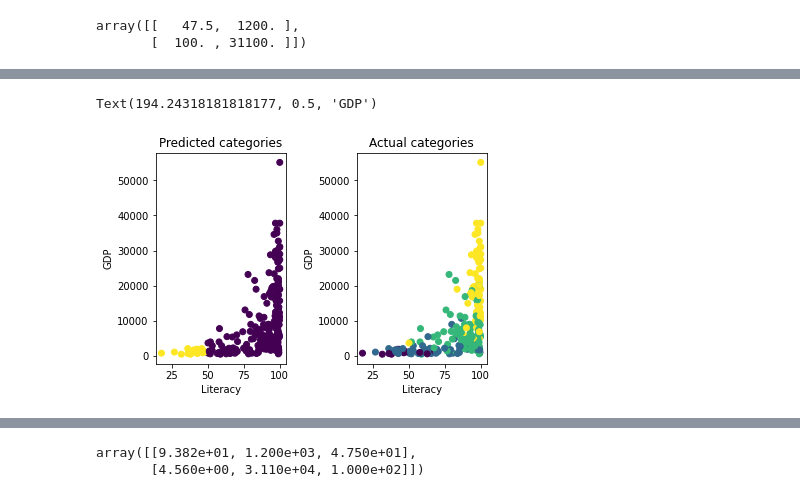
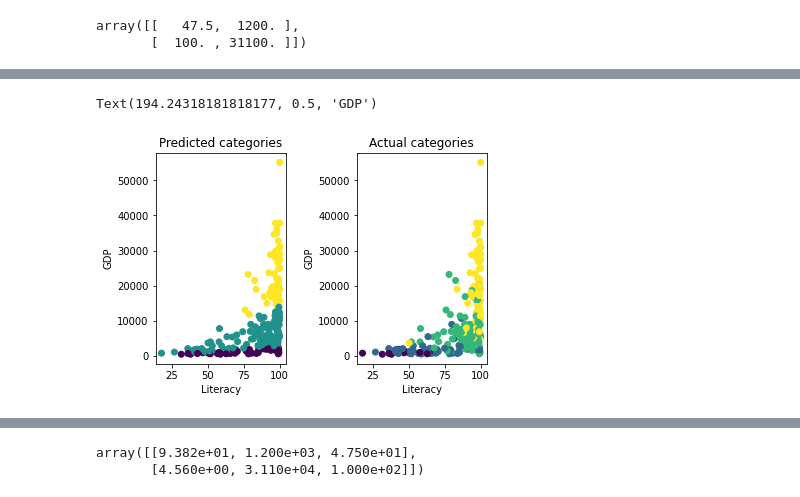
Before and after one commit to andrewunifei/CS229-Machine-Learning, a Jupyter notebook: General Linear Model/Logistic Regression/Multinomial/development_analysis.ipynb, the cells around one changed output, grey strips where cells are left out. Saved outputs shown, nothing was run; the diff lists cells and outputs as text; code cells hidden in the pictures.

```diff
--- a/General Linear Model/Logistic Regression/Multinomial/development_analysis.ipynb
+++ b/General Linear Model/Logistic Regression/Multinomial/development_analysis.ipynb
@@ -93,16 +131,22 @@ predictions = model.predict(X2)
+# %%
+# Fit model
+model_2 = LogisticRegression(multi_class='multinomial').fit(X2, y)
+
+# Predictions
+predictions_2 = model_2.predict(X2)
 # %%
 # Predicted categories vs Actual categories
 
 fig, (ax1, ax2) = plt.subplots(nrows=1, ncols=2)
-ax1.scatter(X2[:,0], X2[:,1], c=predictions) # Predicted
+ax1.scatter(X2[:,0], X2[:,1], c=predictions_2) # Predicted
 ax2.scatter(X2[:,0], X2[:,1], c=y) # Actual
 fig.tight_layout(pad=3.0) # Space between plots
 ax1.set_title('Predicted categories')
 ax1.set_xlabel('Literacy')
 ax1.set_ylabel('GDP')
 ax2.set_title('Actual categories')
 ax2.set_xlabel('Literacy')
 ax2.set_ylabel('GDP')
 # %% [output]
 Text(194.24318181818177, 0.5, 'GDP')
-[figure, old version]
+[figure, new version]
```
Also changed, not shown: parts of 16 cells of this notebook.
